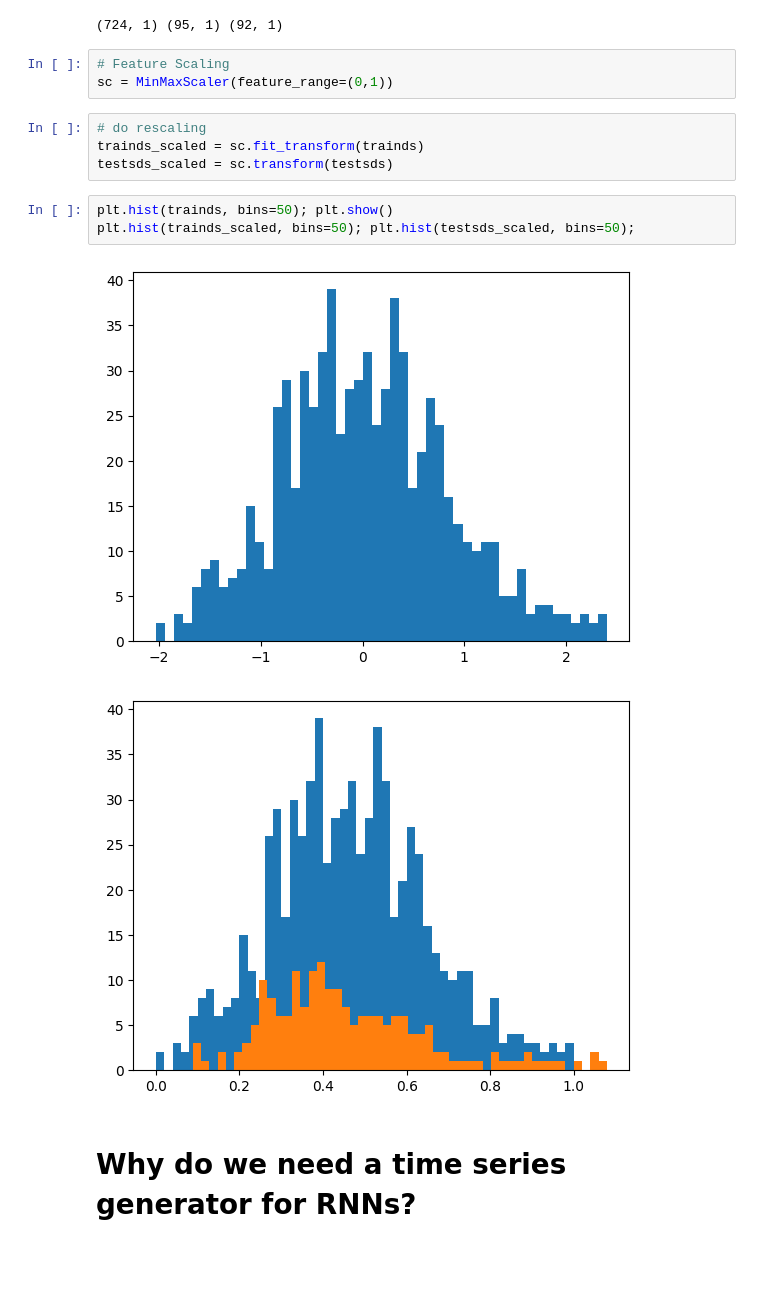
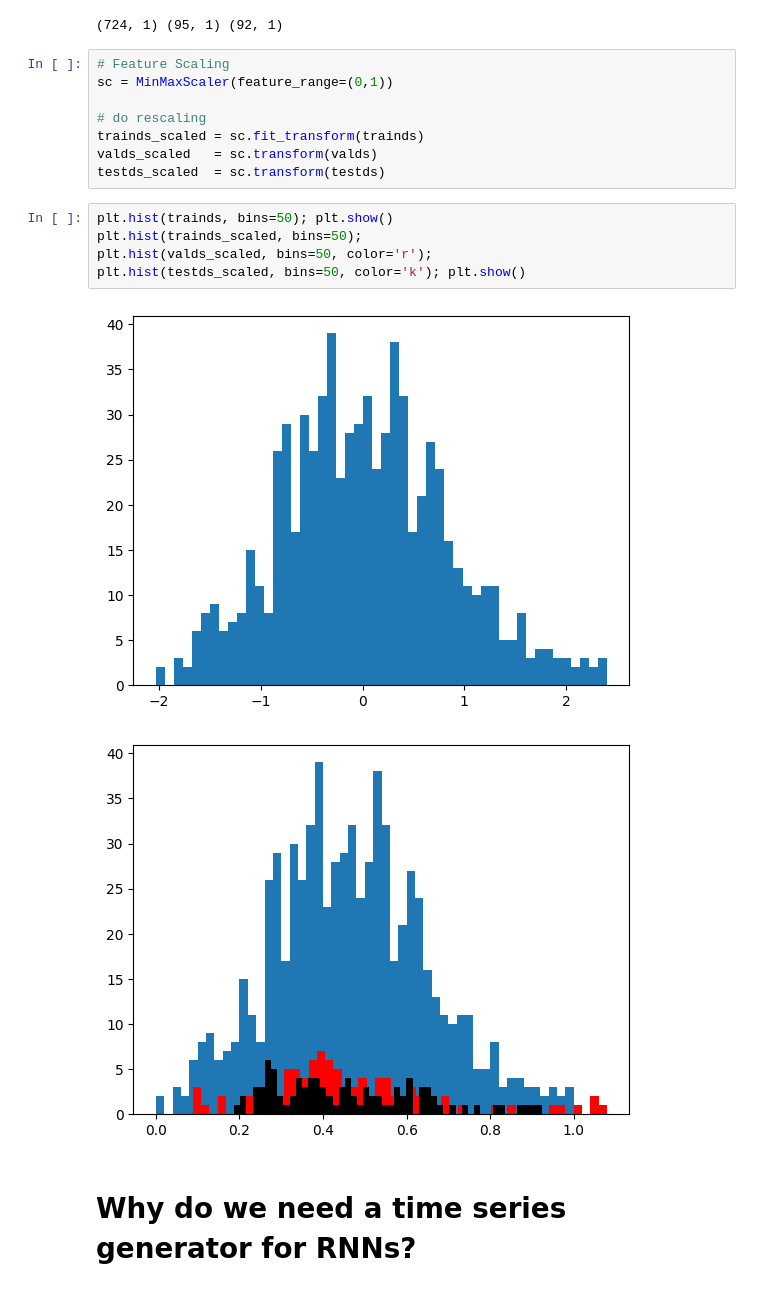
Before and after one commit to mariajmolina/UMDAOSC650, a Jupyter notebook: firstrnn.ipynb, the cells around one changed output. Cells and saved outputs as stored; diff of their text form; blank space fills up the shorter version.

```diff
--- a/firstrnn.ipynb
+++ b/firstrnn.ipynb
@@ -127,16 +127,19 @@ print(trainds.shape, valds.shape, testds.shape)
 # %%
 # Feature Scaling
 sc = MinMaxScaler(feature_range=(0,1))
+
+# do rescaling
+trainds_scaled = sc.fit_transform(trainds)
+valds_scaled   = sc.transform(valds)
+testds_scaled  = sc.transform(testds)
-# %%
-# do rescaling
-trainds_scaled = sc.fit_transform(trainds)
-testsds_scaled = sc.transform(testsds)
 # %%
 plt.hist(trainds, bins=50); plt.show()
-plt.hist(trainds_scaled, bins=50); plt.hist(testsds_scaled, bins=50);
+plt.hist(trainds_scaled, bins=50);
+plt.hist(valds_scaled, bins=50, color='r');
+plt.hist(testds_scaled, bins=50, color='k'); plt.show()
 # %% [output]
 [figure]
-[figure, old version]
+[figure, new version]
 # %% [markdown]
 # Why do we need a time series generator for RNNs?
 # %%
```
Also changed, not shown: parts of 37 cells of this notebook.
